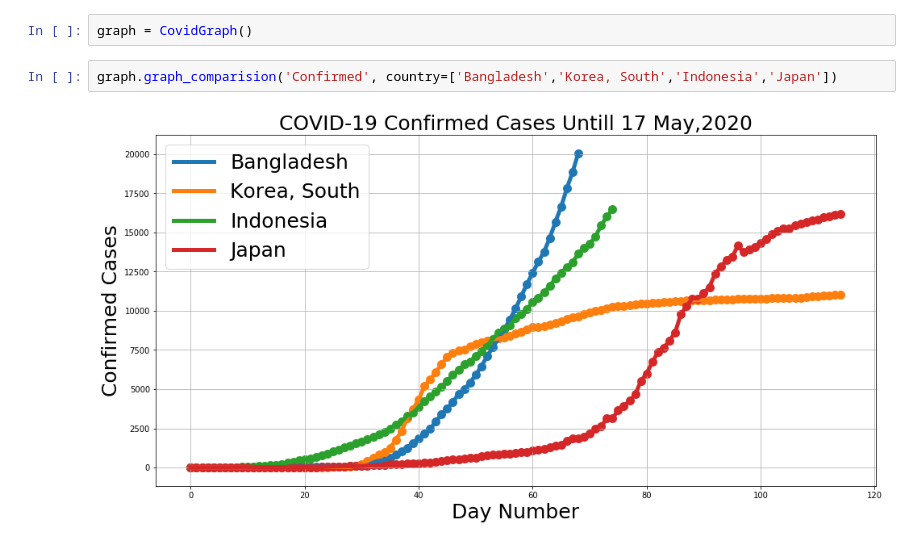
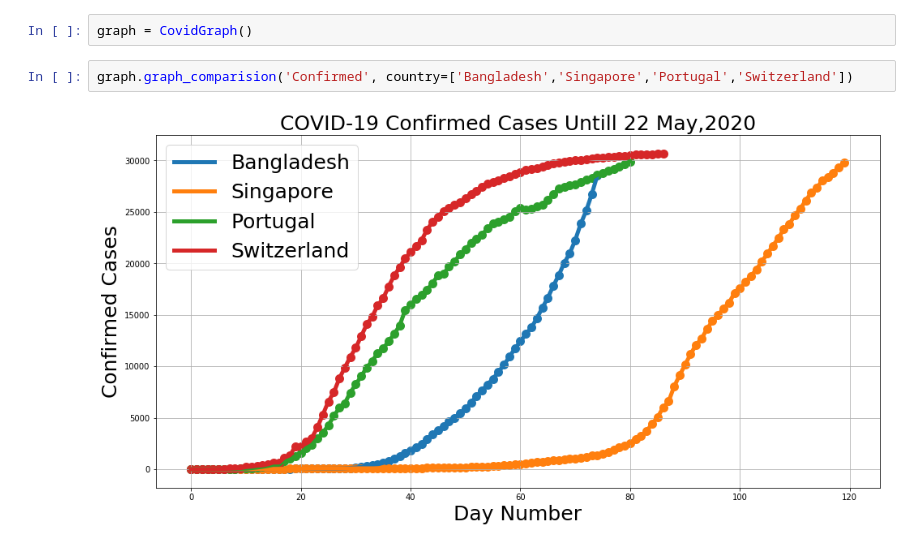
Before and after one commit to Mazhar004/python-data-visualization, a Jupyter notebook: Corona Affected Country/Graph.ipynb, the cells around one changed output. Cells and saved outputs as stored; diff of their text form.

Commit message:
1. Update data 	2. Change country name in comparison section

```diff
--- a/Corona Affected Country/Graph.ipynb
+++ b/Corona Affected Country/Graph.ipynb
@@ -86,9 +86,9 @@ class CovidGraph():
 # %%
 graph = CovidGraph()
 # %%
-graph.graph_comparision('Confirmed', country=['Bangladesh','Korea, South','Indonesia','Japan'])
+graph.graph_comparision('Confirmed', country=['Bangladesh','Singapore','Portugal','Switzerland'])
 # %% [output]
-[figure, old version]
+[figure, new version]
 # %%
 graph.graph_comparision('Death', country=['Italy','France','Spain', 'US'])
 # %% [output]
```
Also changed, not shown: parts of 2 cells of this notebook, 15 other files.
